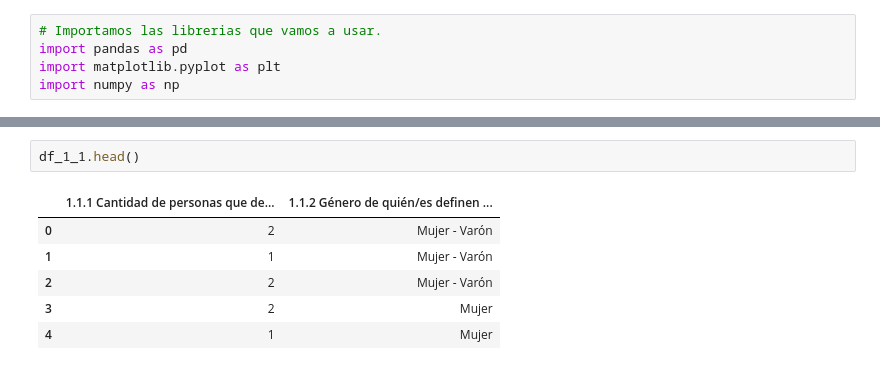
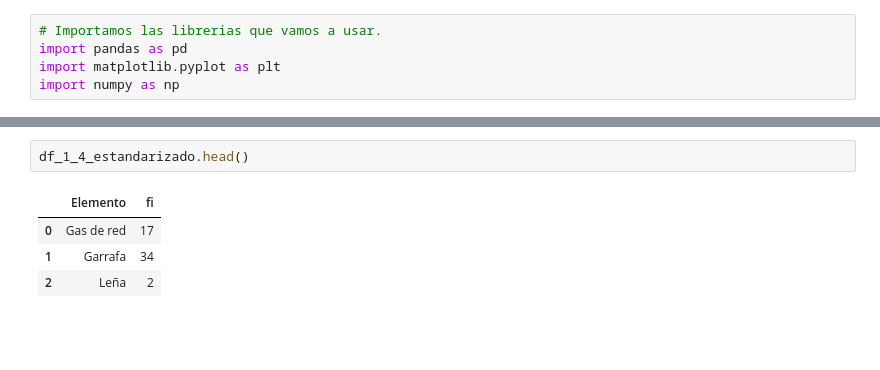
Before and after one commit to TruelseHer/Tpe-Probabilidad-y-Estadistica, a Jupyter notebook: generador_graficos 1_4 - 1_7.ipynb, the cells around one changed output, grey strips where cells are left out. Drawn from its saved outputs; the diff is of its cells as text; blank space fills up the shorter version.

```diff
--- a/generador_graficos 1_4 - 1_7.ipynb
+++ b/generador_graficos 1_4 - 1_7.ipynb
@@ -19,9 +70,7 @@ df_1_5 = df[['1.3.1 Cantidad de personas que se encargan de preparar las comidas
 # %%
-df_1_1.head()
+df_1_4_estandarizado.head()
 # %% [output]
-|  | 1.1.1 Cantidad de personas que de... | 1.1.2 Género de quién/es definen ... |
-| 0 | 2 | Mujer - Varón |
-| 1 | 1 | Mujer - Varón |
-| 2 | 2 | Mujer - Varón |
-| 3 | 2 | Mujer |
-| 4 | 1 | Mujer |
+|  | Elemento | fi |
+| 0 | Gas de red | 17 |
+| 1 | Garrafa | 34 |
+| 2 | Leña | 2 |
```
Also changed, not shown: parts of 26 cells of this notebook, 1 other file.
